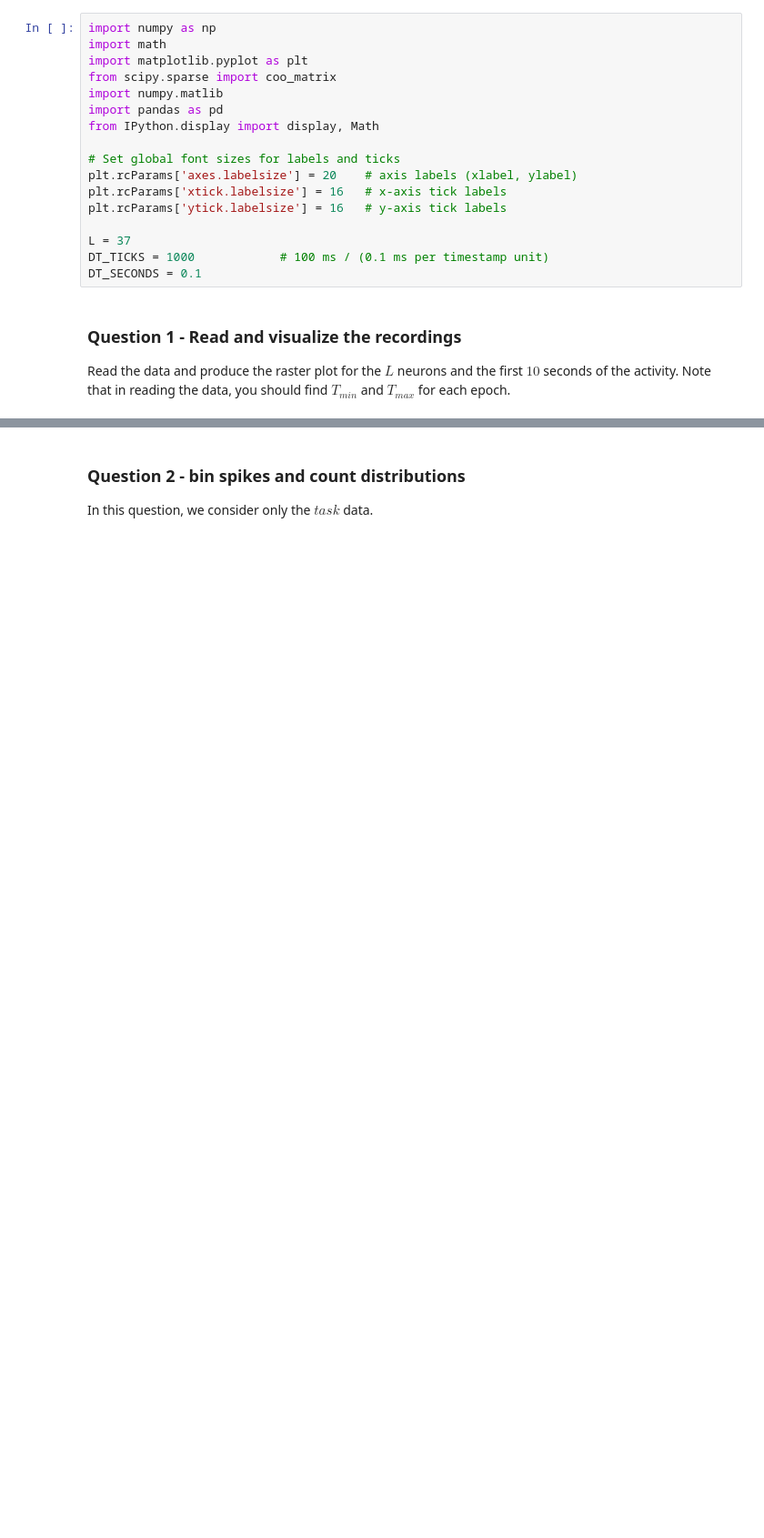
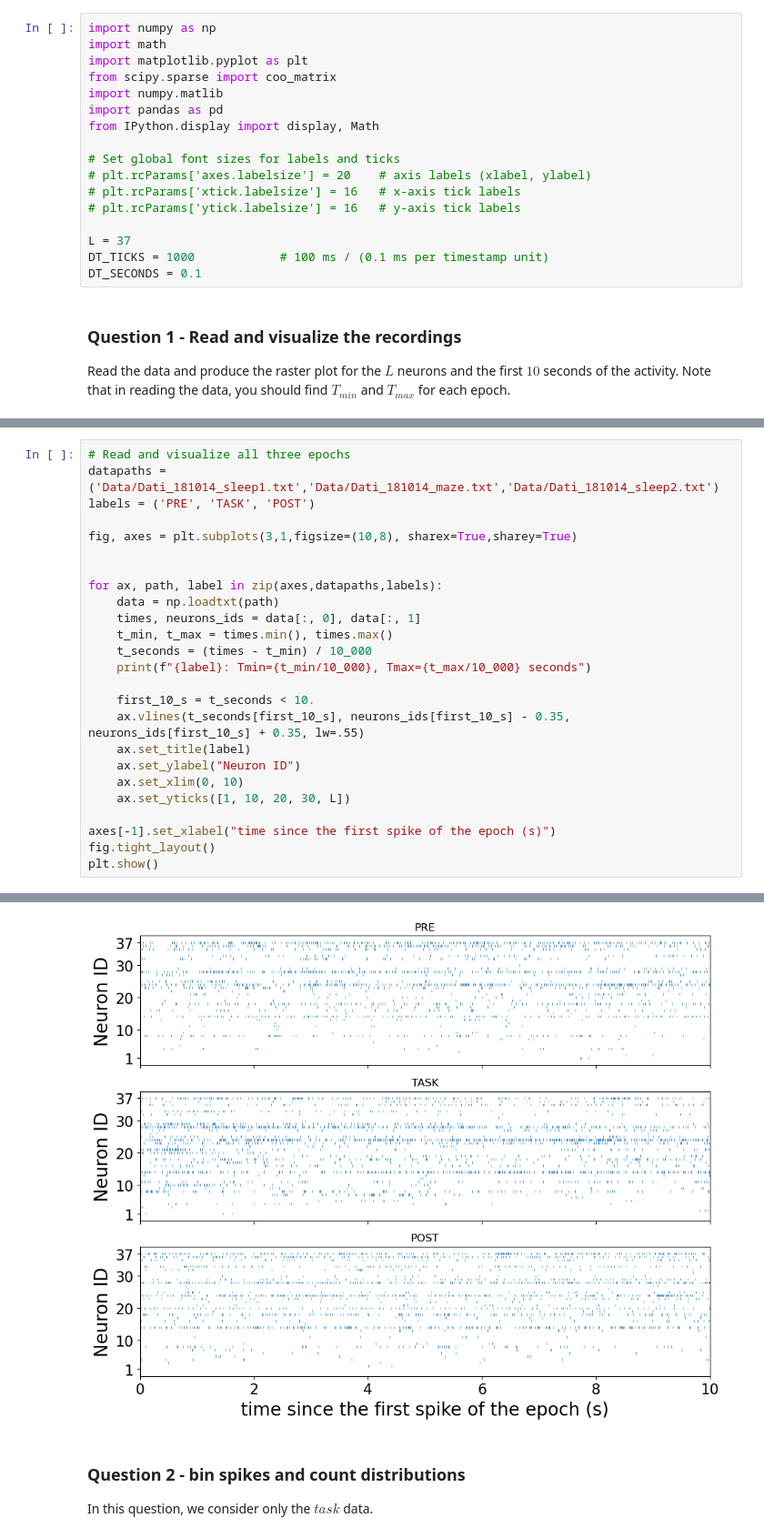
Before and after one commit to Marshhall/Sleep_Neural_Replay, a Jupyter notebook: main.ipynb, the cells around one changed output, grey strips where cells are left out. Shown at 91% size. Saved outputs shown, nothing was run; the diff lists cells and outputs as text; blank space fills up the shorter version.

```diff
--- a/main.ipynb
+++ b/main.ipynb
@@ -81,9 +159,9 @@ import pandas as pd
 from IPython.display import display, Math
 
 # Set global font sizes for labels and ticks
-plt.rcParams['axes.labelsize'] = 20    # axis labels (xlabel, ylabel)
-plt.rcParams['xtick.labelsize'] = 16   # x-axis tick labels
-plt.rcParams['ytick.labelsize'] = 16   # y-axis tick labels
+# plt.rcParams['axes.labelsize'] = 20    # axis labels (xlabel, ylabel)
+# plt.rcParams['xtick.labelsize'] = 16   # x-axis tick labels
+# plt.rcParams['ytick.labelsize'] = 16   # y-axis tick labels
 
 L = 37
 DT_TICKS = 1000            # 100 ms / (0.1 ms per timestamp unit)
@@ -118,0 +173,26 @@ plt.show()
+# %%
+# Read and visualize all three epochs
+datapaths = ('Data/Dati_181014_sleep1.txt','Data/Dati_181014_maze.txt','Data/Dati_181014_sleep2.txt')
+labels = ('PRE', 'TASK', 'POST')
+
+fig, axes = plt.subplots(3,1,figsize=(10,8), sharex=True,sharey=True)
+
+
+for ax, path, label in zip(axes,datapaths,labels):
+    data = np.loadtxt(path)
+    times, neurons_ids = data[:, 0], data[:, 1]
+    t_min, t_max = times.min(), times.max()
+    t_seconds = (times - t_min) / 10_000
+    print(f"{label}: Tmin={t_min/10_000}, Tmax={t_max/10_000} seconds")
+
+    first_10_s = t_seconds < 10.
+    ax.vlines(t_seconds[first_10_s], neurons_ids[first_10_s] - 0.35, neurons_ids[first_10_s] + 0.35, lw=.55)
+    ax.set_title(label)
+    ax.set_ylabel("Neuron ID")
+    ax.set_xlim(0, 10)
+    ax.set_yticks([1, 10, 20, 30, L])
+
+axes[-1].set_xlabel("time since the first spike of the epoch (s)")
+fig.tight_layout()
+plt.show()
+# %% [output]
@@ -119,3 +202,4 @@ plt.show()
+[figure, added]
 # %% [markdown]
 ### Question 2 - bin spikes and count distributions
 In this question, we consider only the $task$ data.
```
Also changed, not shown: parts of 12 cells of this notebook.
